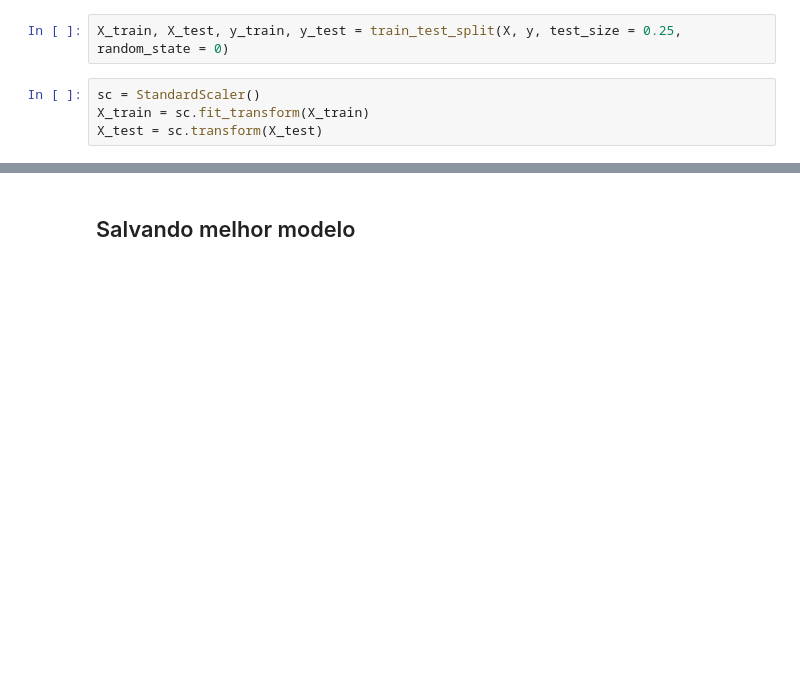
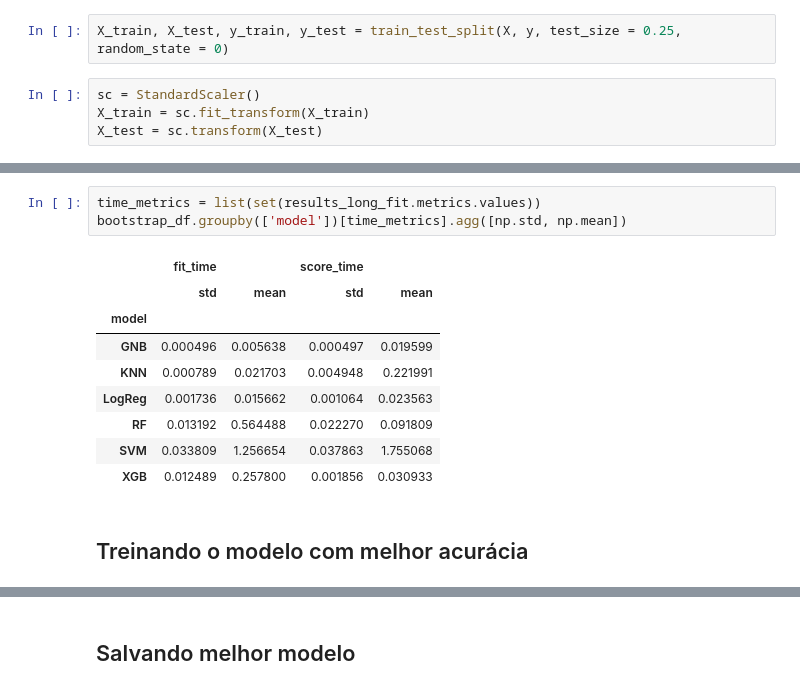
Before and after one commit to patricktapajos/ml-uea-cdn, a Jupyter notebook: models/model.ipynb, the cells around one changed output, grey strips where cells are left out. Drawn from its saved outputs; the diff is of its cells as text; blank space fills up the shorter version.

```diff
--- a/models/model.ipynb
+++ b/models/model.ipynb
@@ -277,0 +418,15 @@ X_test = sc.transform(X_test)
+# %%
+time_metrics = list(set(results_long_fit.metrics.values))
+bootstrap_df.groupby(['model'])[time_metrics].agg([np.std, np.mean])
+# %% [output]
+|  | fit_time |  | score_time |  |
+|  | std | mean | std | mean |
+| model |  |  |  |  |
+| GNB | 0.000496 | 0.005638 | 0.000497 | 0.019599 |
+| KNN | 0.000789 | 0.021703 | 0.004948 | 0.221991 |
+| LogReg | 0.001736 | 0.015662 | 0.001064 | 0.023563 |
+| RF | 0.013192 | 0.564488 | 0.022270 | 0.091809 |
+| SVM | 0.033809 | 1.256654 | 0.037863 | 1.755068 |
+| XGB | 0.012489 | 0.257800 | 0.001856 | 0.030933 |
+# %% [markdown]
+## Treinando o modelo com melhor acurácia
```
Also changed, not shown: parts of 32 cells of this notebook.
